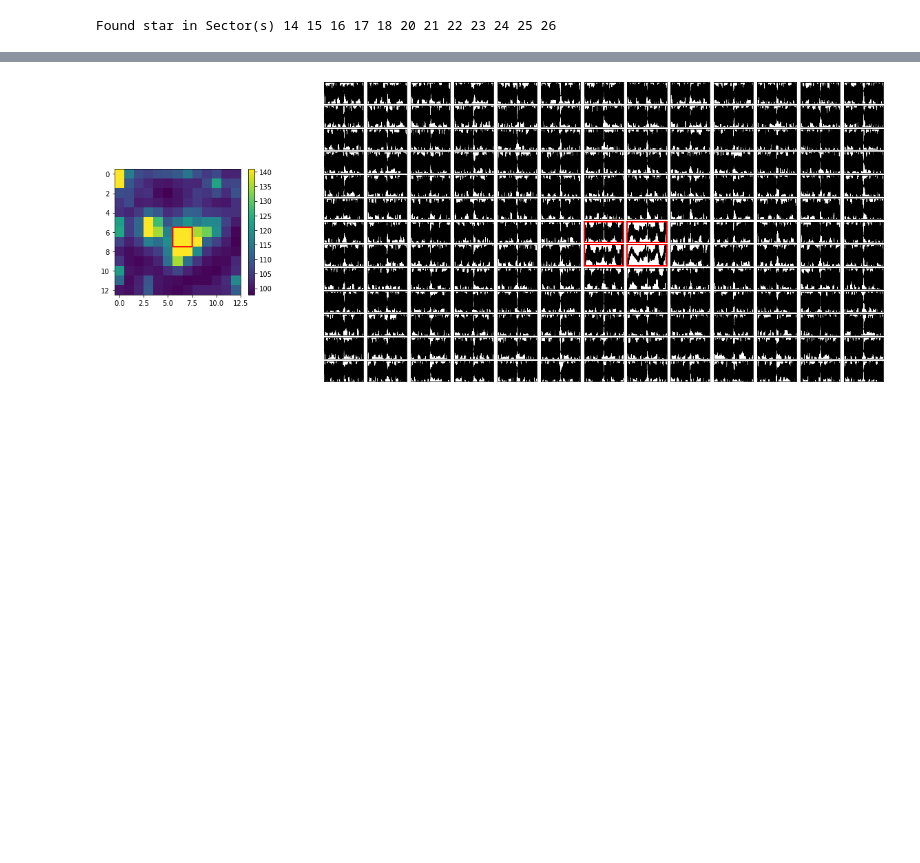
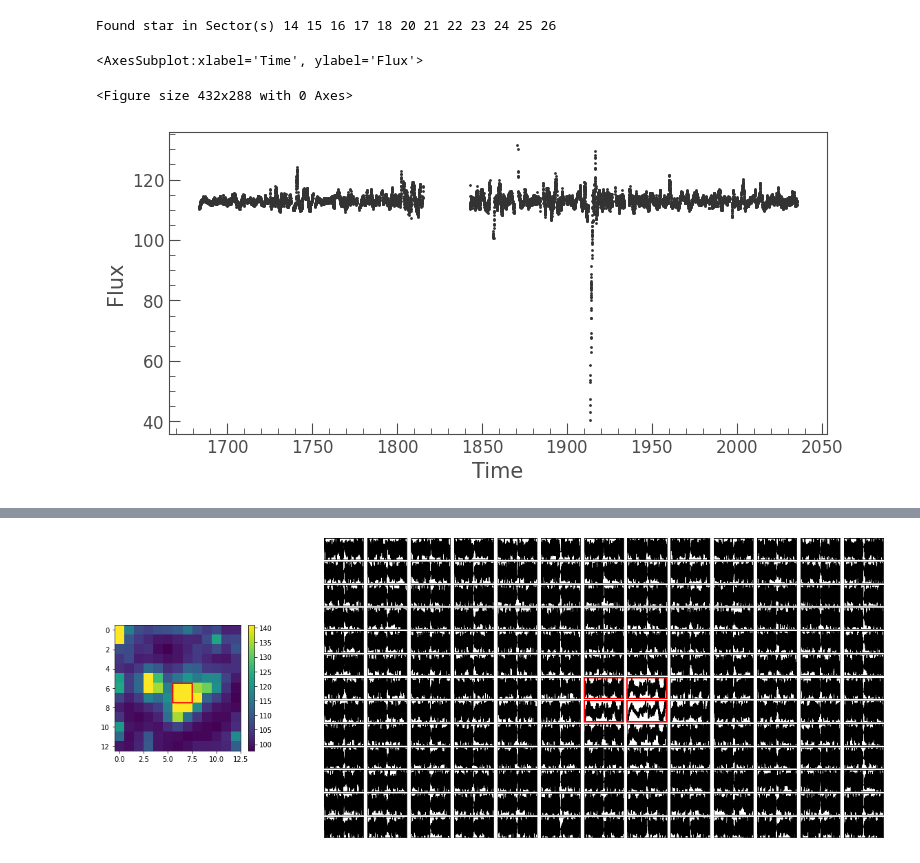
Before and after one commit to AlexanderEvitt/QuasVar, a Jupyter notebook: processing/generate_lightcurve.ipynb, the cells around one changed output, grey strips where cells are left out. Drawn from its saved outputs; the diff is of its cells as text; code cells hidden in the pictures; blank space fills up the shorter version.

```diff
--- a/processing/generate_lightcurve.ipynb
+++ b/processing/generate_lightcurve.ipynb
@@ -91,4 +92,11 @@ for observation in star:
 full_lc.flux = full_lc.flux + np.median(medians)
 # %% [output]
 Found star in Sector(s) 14 15 16 17 18 20 21 22 23 24 25 26
+# %%
+plt.figure()
+full_lc.scatter(title='Gaia DR2 {}'.format(gaia))
+# %% [output]
+<AxesSubplot:xlabel='Time', ylabel='Flux'>
+<Figure size 432x288 with 0 Axes>
+[figure, added]
 # %%
```
Also changed, not shown: parts of 4 cells of this notebook, 5 other files.
